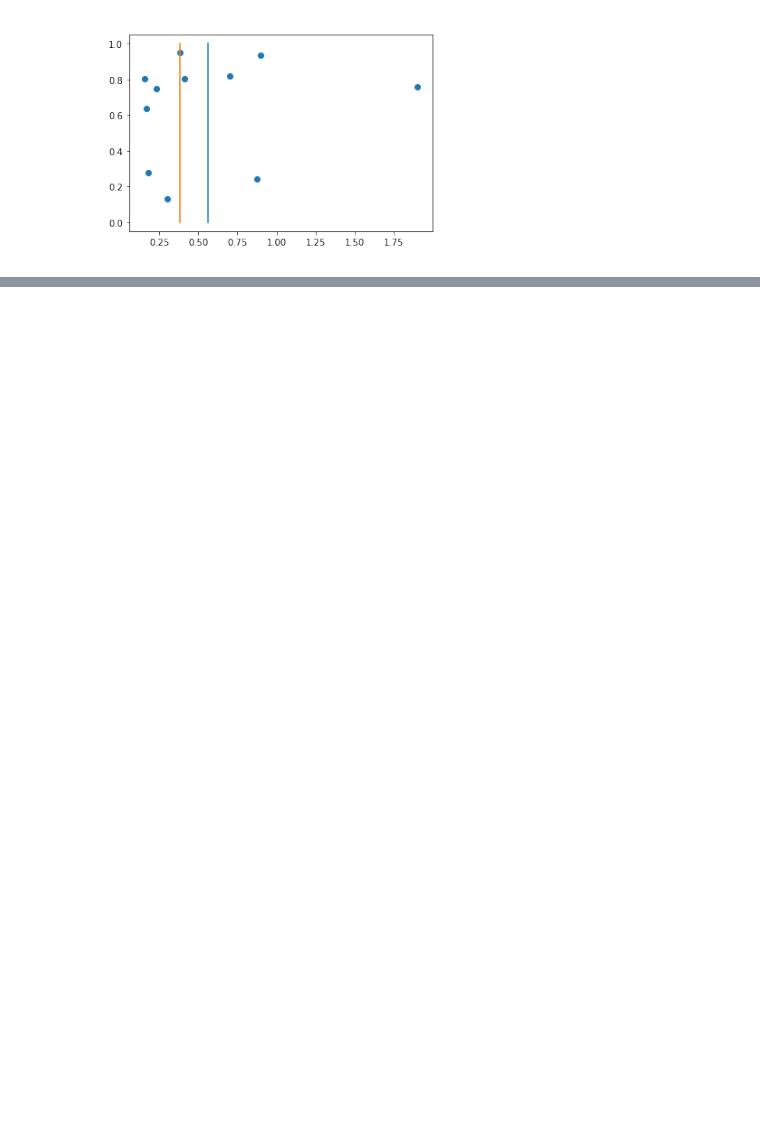
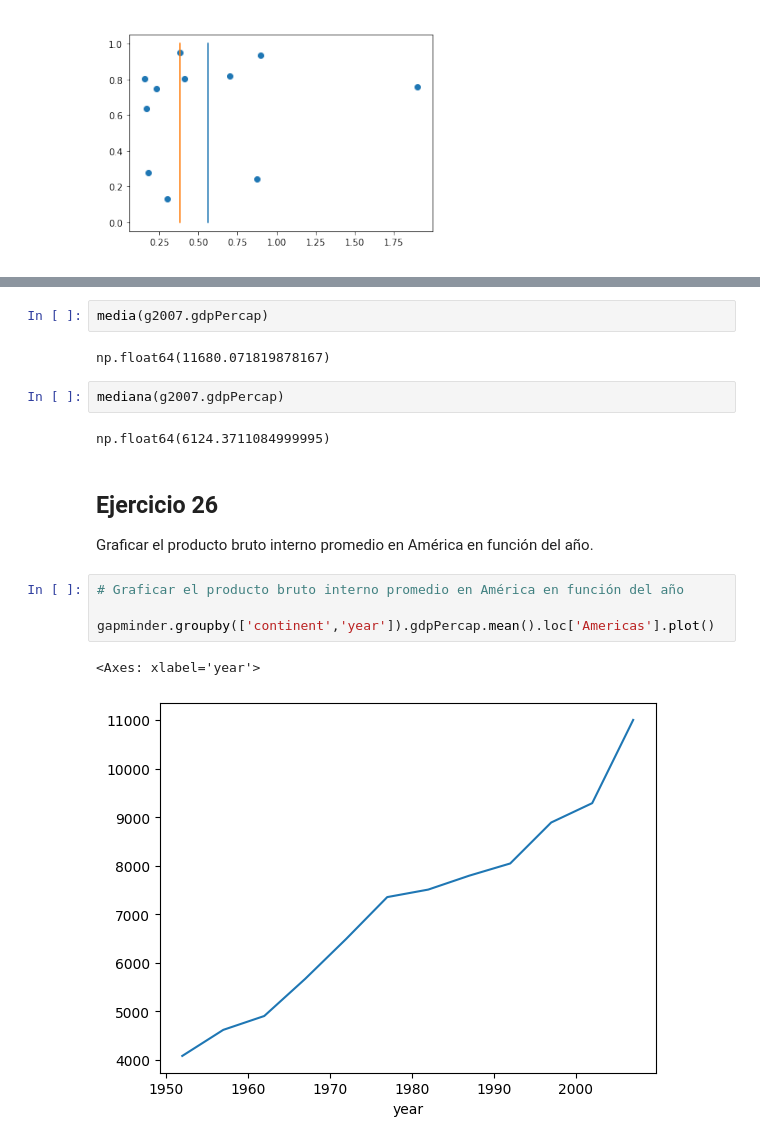
Before and after one commit to LucaChicconi/_labodatos, a Jupyter notebook: practica2.ipynb, the cells around one changed output, grey strips where cells are left out. Saved outputs shown, nothing was run; the diff lists cells and outputs as text; blank space fills up the shorter version.

```diff
--- a/practica2.ipynb
+++ b/practica2.ipynb
@@ -684,0 +736,18 @@ Es el valor del medio cuando un conjunto de datos se ordena de menor a mayor. Si
+# %%
+media(g2007.gdpPercap)
+# %% [output]
+np.float64(11680.071819878167)
+# %%
+mediana(g2007.gdpPercap)
+# %% [output]
+np.float64(6124.3711084999995)
+# %% [markdown]
+## Ejercicio 26
+Graficar el producto bruto interno promedio en América en función del año.
+# %%
+# Graficar el producto bruto interno promedio en América en función del año
+
+gapminder.groupby(['continent','year']).gdpPercap.mean().loc['Americas'].plot()
+# %% [output]
+<Axes: xlabel='year'>
+[figure, added]
```
Also changed, not shown: parts of 16 cells of this notebook, 2 other files.
